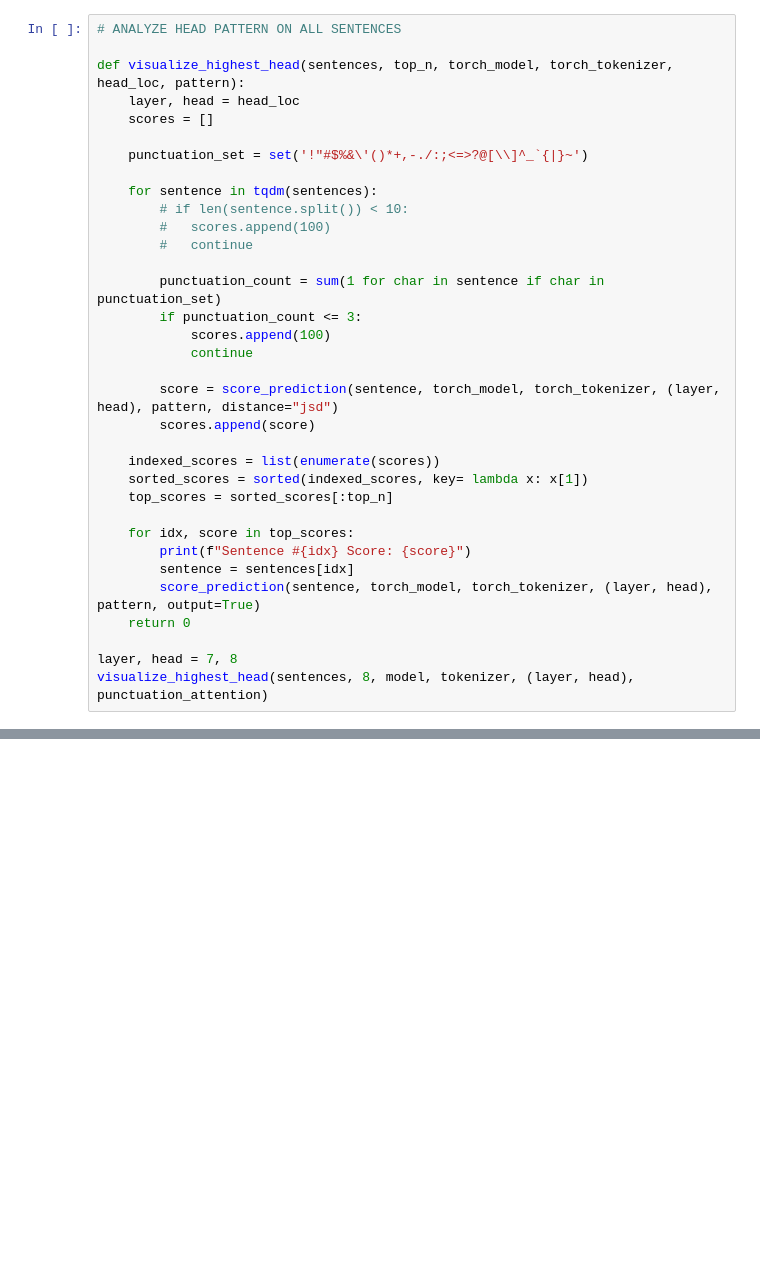
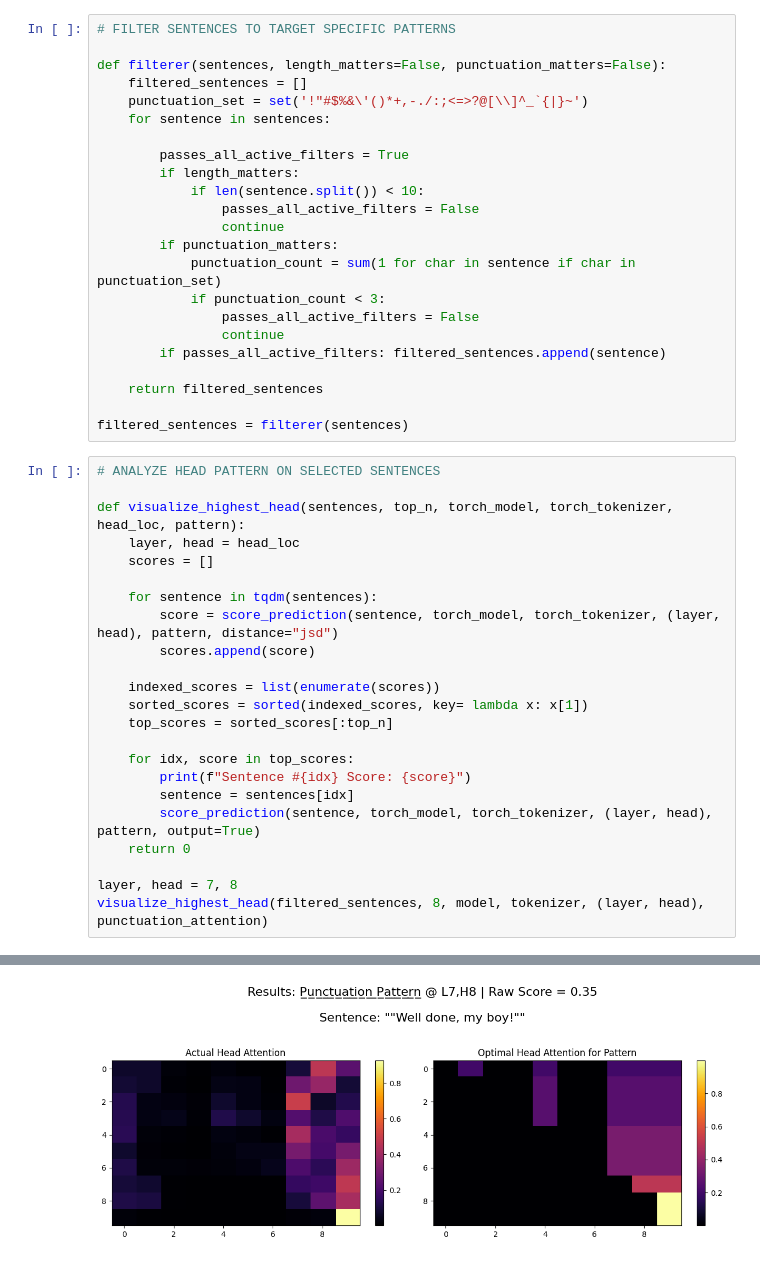
Before and after one commit to AmiriHayes/LLM-Interpretability, a Jupyter notebook: interpetability.ipynb, the cells around one changed output, grey strips where cells are left out. Cells and saved outputs as stored; diff of their text form; blank space fills up the shorter version.

```diff
--- a/interpetability.ipynb
+++ b/interpetability.ipynb
@@ -284,22 +428,34 @@ visualize_full_model(sentences, model, tokenizer, punctuation_attention, title="
+# %%
+# FILTER SENTENCES TO TARGET SPECIFIC PATTERNS
+
+def filterer(sentences, length_matters=False, punctuation_matters=False):
+    filtered_sentences = []
+    punctuation_set = set('!"#$%&\'()*+,-./:;<=>?@[\\]^_`{|}~')
+    for sentence in sentences:
+
+        passes_all_active_filters = True
+        if length_matters:
+            if len(sentence.split()) < 10:
+                passes_all_active_filters = False
+                continue
+        if punctuation_matters:
+            punctuation_count = sum(1 for char in sentence if char in punctuation_set)
+            if punctuation_count < 3:
+                passes_all_active_filters = False
+                continue
+        if passes_all_active_filters: filtered_sentences.append(sentence)
+
+    return filtered_sentences
+
+filtered_sentences = filterer(sentences)
 # %%
-# ANALYZE HEAD PATTERN ON ALL SENTENCES
+# ANALYZE HEAD PATTERN ON SELECTED SENTENCES
 
 def visualize_highest_head(sentences, top_n, torch_model, torch_tokenizer, head_loc, pattern):
     layer, head = head_loc
     scores = []
 
-    punctuation_set = set('!"#$%&\'()*+,-./:;<=>?@[\\]^_`{|}~')
-
     for sentence in tqdm(sentences):
-        # if len(sentence.split()) < 10:
-        #   scores.append(100)
-        #   continue
-
-        punctuation_count = sum(1 for char in sentence if char in punctuation_set)
-        if punctuation_count <= 3:
-            scores.append(100)
-            continue
-
         score = score_prediction(sentence, torch_model, torch_tokenizer, (layer, head), pattern, distance="jsd")
         scores.append(score)
 
@@ -314,4 +470,5 @@ def visualize_highest_head(sentences, top_n, torch_model, torch_tokenizer, head_
     return 0
 
 layer, head = 7, 8
-visualize_highest_head(sentences, 8, model, tokenizer, (layer, head), punctuation_attention)
+visualize_highest_head(filtered_sentences, 8, model, tokenizer, (layer, head), punctuation_attention)
+# %% [output]
@@ -317,0 +476 @@ visualize_highest_head(sentences, 8, model, tokenizer, (layer, head), punctuatio
+[figure, added]
```
Also changed, not shown: parts of 12 cells of this notebook.
